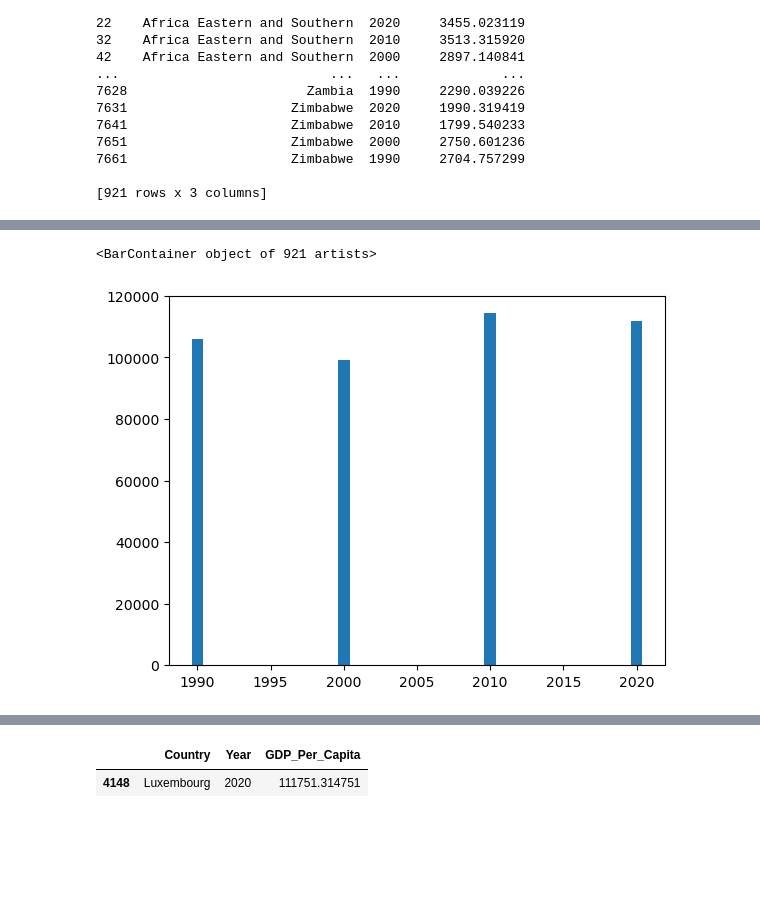
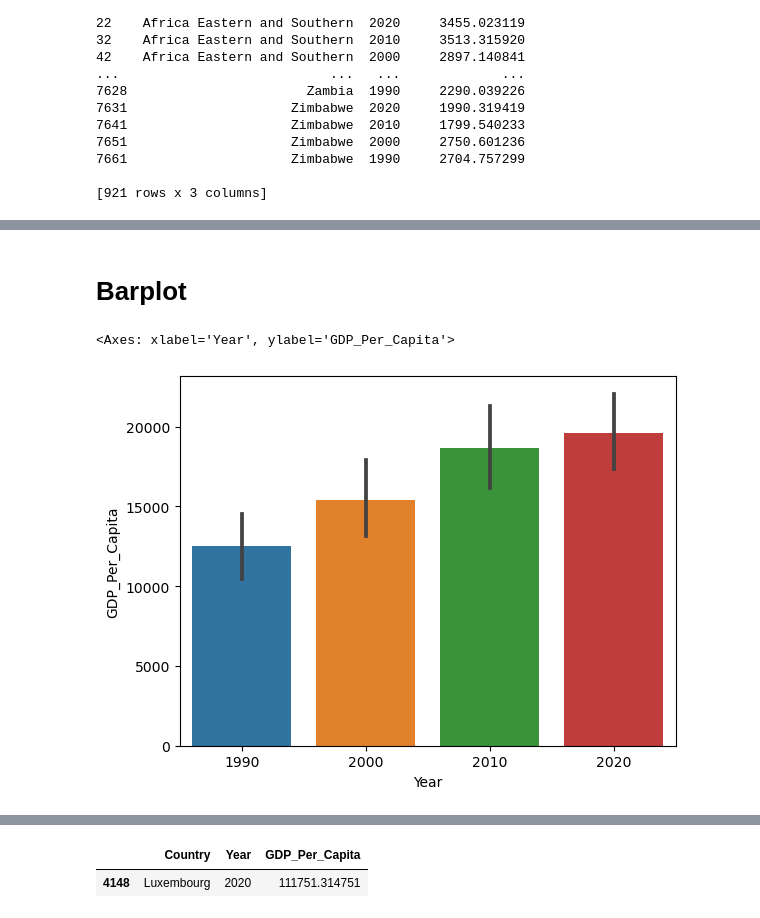
Before and after one commit to NSS-Data-Analytics-Cohort-11/undata-rneyin, a Jupyter notebook: notebook/UN_da11_rn.ipynb, the cells around one changed output, grey strips where cells are left out. Saved outputs shown, nothing was run; the diff lists cells and outputs as text; code cells hidden in the pictures; blank space fills up the shorter version.

Commit message:
up to question 21_edit3graphs

```diff
--- a/notebook/UN_da11_rn.ipynb
+++ b/notebook/UN_da11_rn.ipynb
@@ -207,6 +254,9 @@ print(gdp_decades)
+# %% [markdown]
+# Barplot
 # %%
 #bar plot
-plt.bar(gdp_decades.Year,gdp_decades.GDP_Per_Capita)
+#plt.bar(gdp_decades.Year,gdp_decades.GDP_Per_Capita)---- didn't work/looks odd
+sns.barplot(x ="Year", y="GDP_Per_Capita", data=gdp_decades)
 # %% [output]
-<BarContainer object of 921 artists>
+<Axes: xlabel='Year', ylabel='GDP_Per_Capita'>
-[figure, old version]
+[figure, new version]
```
Also changed, not shown: parts of 70 cells of this notebook.
